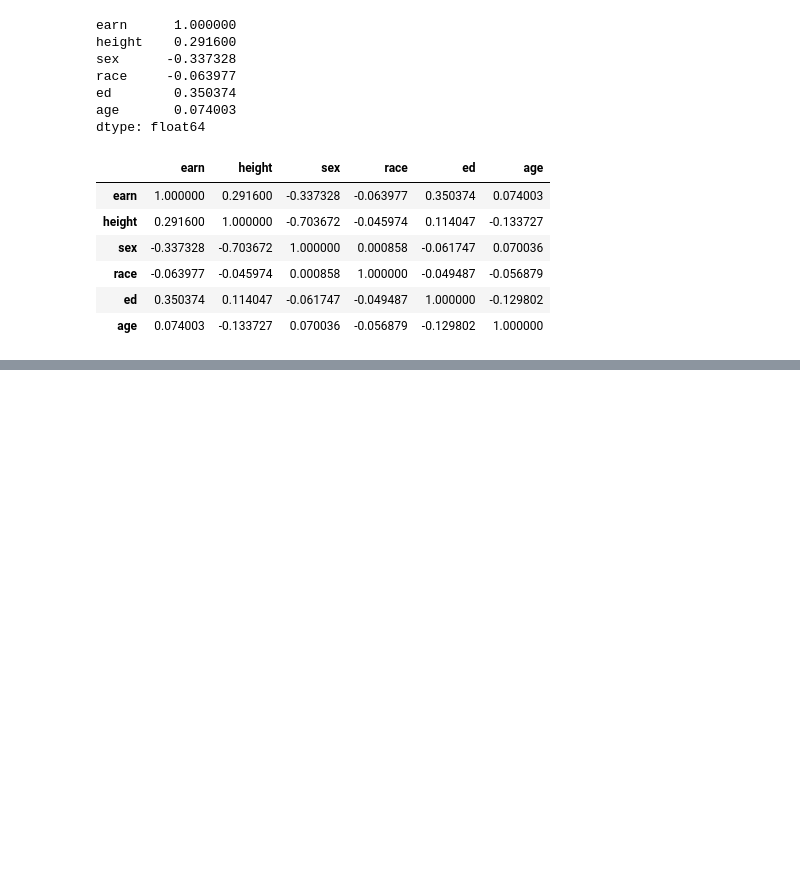
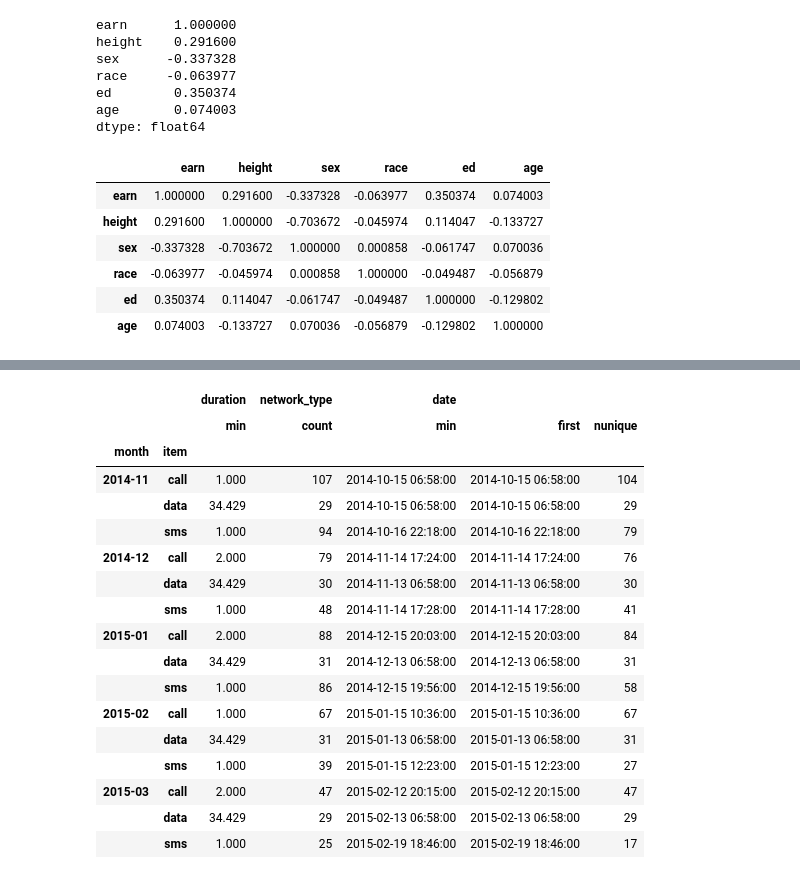
Before and after one commit to Youngprize33/Pythonboostcourse, a Jupyter notebook: Python_boost_ML/Pandas.ipynb, the cells around one changed output, grey strips where cells are left out. Cells and saved outputs as stored; diff of their text form; code cells hidden in the pictures; blank space fills up the shorter version.

```diff
--- a/Python_boost_ML/Pandas.ipynb
+++ b/Python_boost_ML/Pandas.ipynb
@@ -1176,0 +1578,3 @@ df.corr()
+# %%
+df_phone = pd.read_csv("data/phone_data.csv")
+df_phone.head()
@@ -1176,0 +1588,4 @@ df.corr()
+# %%
+import dateutil
+df_phone['date'] = df_phone['date'].apply(dateutil.parser.parse, dayfirst=True)
+df_phone.head()
@@ -1176,0 +1681,24 @@ df.corr()
+# %%
+# 하나의 타입에 대해서도 다양하게 뽑아낼 수 있음
+df_phone.groupby(['month', 'item']).agg({'duration': [min],      # find the min, max, and sum of the duration column
+                                     'network_type': "count", # find the number of network type entries
+                                     'date': [min, 'first', 'nunique']})    # get the min, first, and number of unique dates
+# %% [output]
+|  |  | duration | network_type | date |  |  |
+|  |  | min | count | min | first | nunique |
+| month | item |  |  |  |  |  |
+| 2014-11 | call | 1.000 | 107 | 2014-10-15 06:58:00 | 2014-10-15 06:58:00 | 104 |
+|  | data | 34.429 | 29 | 2014-10-15 06:58:00 | 2014-10-15 06:58:00 | 29 |
+|  | sms | 1.000 | 94 | 2014-10-16 22:18:00 | 2014-10-16 22:18:00 | 79 |
+| 2014-12 | call | 2.000 | 79 | 2014-11-14 17:24:00 | 2014-11-14 17:24:00 | 76 |
+|  | data | 34.429 | 30 | 2014-11-13 06:58:00 | 2014-11-13 06:58:00 | 30 |
+|  | sms | 1.000 | 48 | 2014-11-14 17:28:00 | 2014-11-14 17:28:00 | 41 |
+| 2015-01 | call | 2.000 | 88 | 2014-12-15 20:03:00 | 2014-12-15 20:03:00 | 84 |
+|  | data | 34.429 | 31 | 2014-12-13 06:58:00 | 2014-12-13 06:58:00 | 31 |
+|  | sms | 1.000 | 86 | 2014-12-15 19:56:00 | 2014-12-15 19:56:00 | 58 |
+| 2015-02 | call | 1.000 | 67 | 2015-01-15 10:36:00 | 2015-01-15 10:36:00 | 67 |
+|  | data | 34.429 | 31 | 2015-01-13 06:58:00 | 2015-01-13 06:58:00 | 31 |
+|  | sms | 1.000 | 39 | 2015-01-15 12:23:00 | 2015-01-15 12:23:00 | 27 |
+| 2015-03 | call | 2.000 | 47 | 2015-02-12 20:15:00 | 2015-02-12 20:15:00 | 47 |
+|  | data | 34.429 | 29 | 2015-02-13 06:58:00 | 2015-02-13 06:58:00 | 29 |
+|  | sms | 1.000 | 25 | 2015-02-19 18:46:00 | 2015-02-19 18:46:00 | 17 |
```
Also changed, not shown: parts of 136 cells of this notebook.
